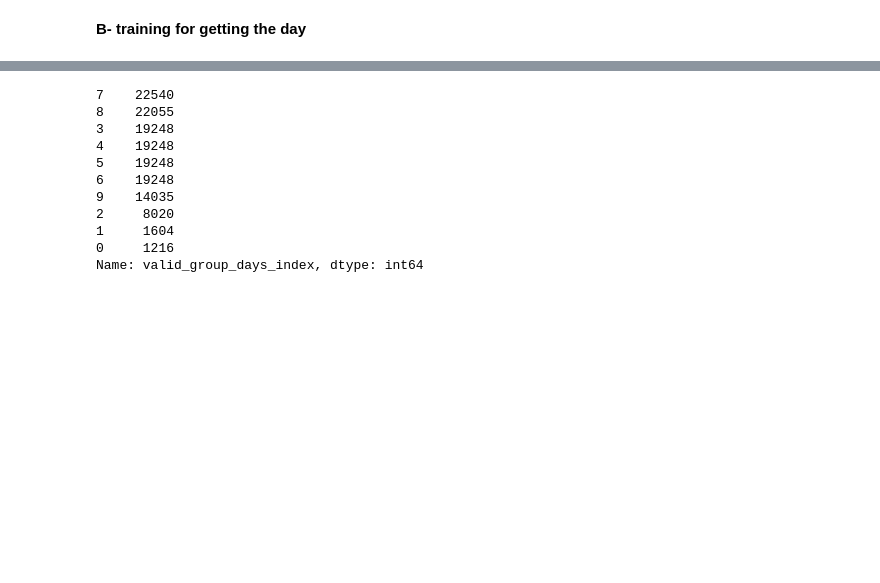
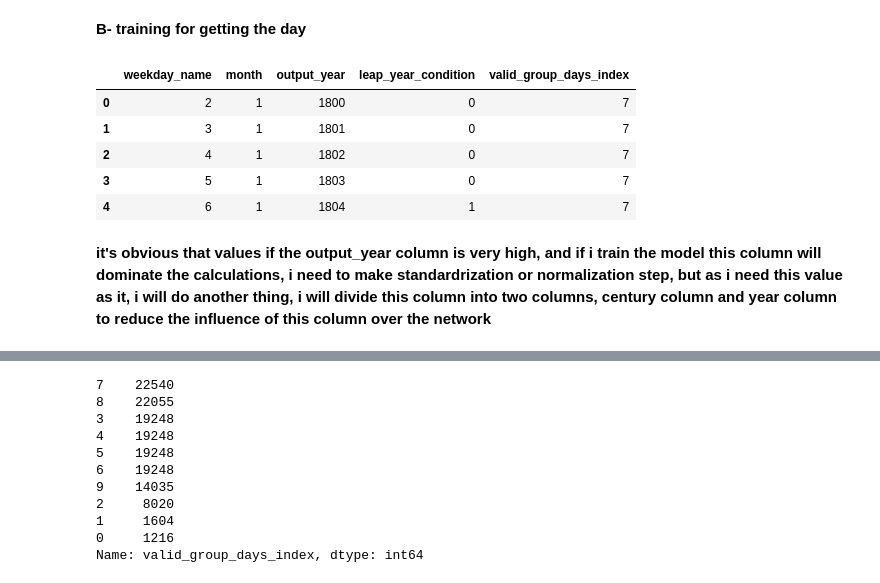
Before and after one commit to salama4ai/Proteinea, a Jupyter notebook: model/training_days.ipynb, the cells around one changed output, grey strips where cells are left out. Saved outputs shown, nothing was run; the diff lists cells and outputs as text; code cells hidden in the pictures; blank space fills up the shorter version.

Commit message:
perform data normalization

```diff
--- a/model/training_days.ipynb
+++ b/model/training_days.ipynb
@@ -81,2 +78,13 @@ y_day = x_day.pop("valid_group_days_index") # from 0 to 9
 # %% [markdown]
 **B- training for getting the day**
+# %%
+df[["weekday_name", "month", "output_year", "leap_year_condition", "valid_group_days_index"]].head()
+# %% [output]
+|  | weekday_name | month | output_year | leap_year_condition | valid_group_days_index |
+| 0 | 2 | 1 | 1800 | 0 | 7 |
+| 1 | 3 | 1 | 1801 | 0 | 7 |
+| 2 | 4 | 1 | 1802 | 0 | 7 |
+| 3 | 5 | 1 | 1803 | 0 | 7 |
+| 4 | 6 | 1 | 1804 | 1 | 7 |
+# %% [markdown]
+**it's obvious that values if the output_year column is very high, and if i train the model this column will dominate the calculations, i need to make standardrization or normalization step, but as i need this value as it, i will do another thing, i will divide this column into two columns, century column and year column to reduce the influence of this column over the network**
```
Also changed, not shown: parts of 13 cells of this notebook.
